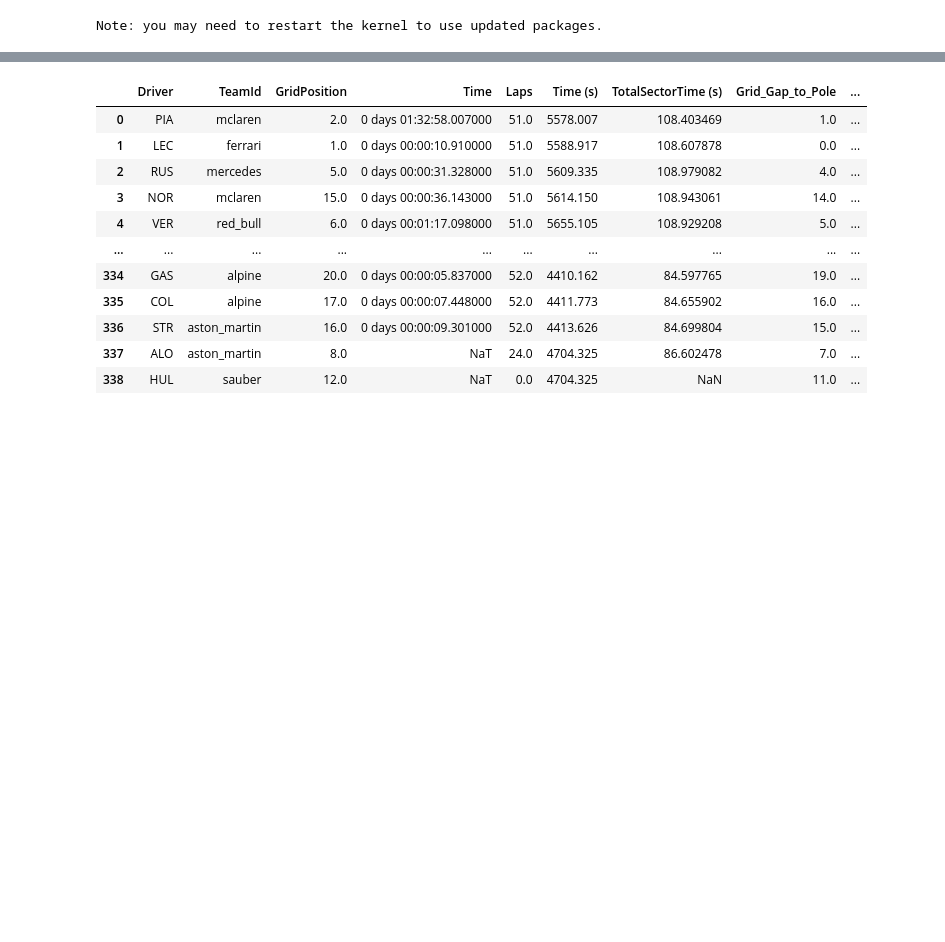
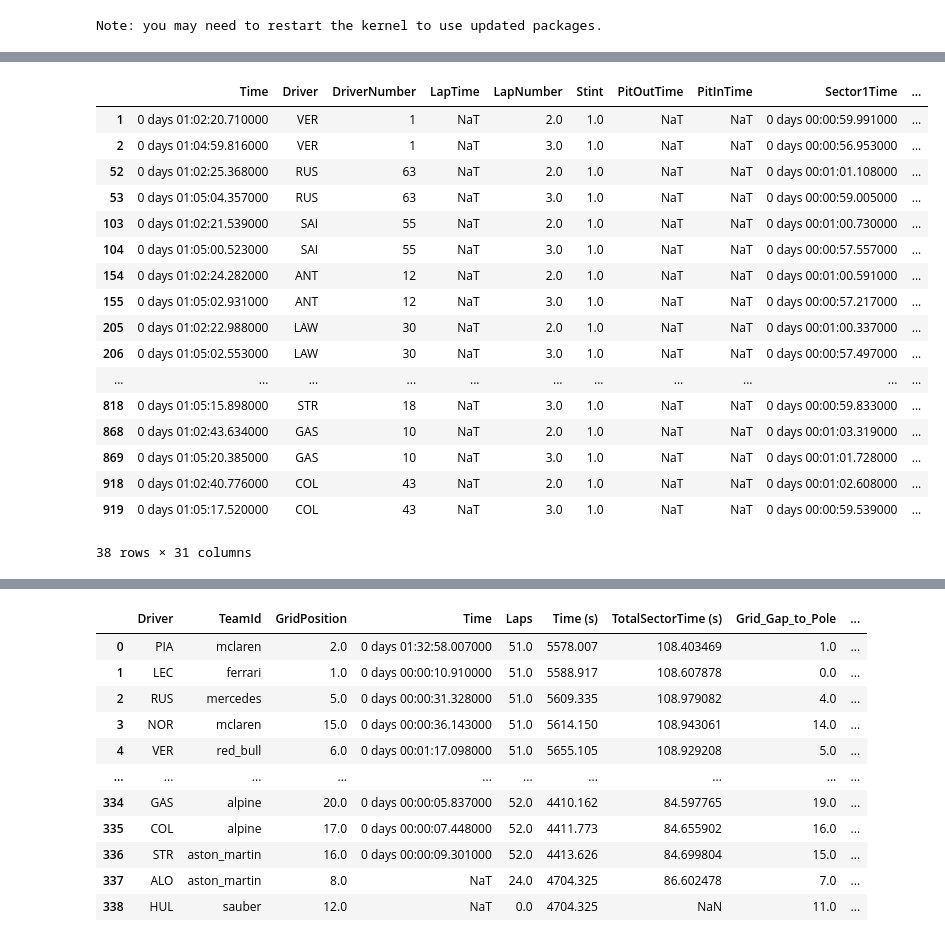
Before and after one commit to crystalcheong/formula-uno, a Jupyter notebook: prediction_notebooks/singapore_prediction.ipynb, the cells around one changed output, grey strips where cells are left out. Drawn from its saved outputs; the diff is of its cells as text; code cells hidden in the pictures; blank space fills up the shorter version.

```diff
--- a/prediction_notebooks/singapore_prediction.ipynb
+++ b/prediction_notebooks/singapore_prediction.ipynb
@@ -31,3 +31,8 @@ def get_weather_data(year,race,session):
     weather_data["TrackTemp"]=weather_df["TrackTemp"].mean() # Average Track Temperature
 
     return weather_data
+# %%
+test_sesh=fastf1.get_session(2025,'Baku','R')
+test_sesh.load()
+test_laps=test_sesh.laps
+test_laps
@@ -33,0 +70,3 @@ def get_weather_data(year,race,session):
+# %%
+laps_df=pd.DataFrame(data=test_laps)
+laps_df.columns
@@ -34,2 +97,23 @@ def get_weather_data(year,race,session):
+# %%
+laps_df[laps_df['TrackStatus']=='4']
+# %% [output]
+|  | Time | Driver | DriverNumber | LapTime | LapNumber | Stint | PitOutTime | PitInTime | Sector1Time | ... |
+| 1 | 0 days 01:02:20.710000 | VER | 1 | NaT | 2.0 | 1.0 | NaT | NaT | 0 days 00:00:59.991000 | ... |
+| 2 | 0 days 01:04:59.816000 | VER | 1 | NaT | 3.0 | 1.0 | NaT | NaT | 0 days 00:00:56.953000 | ... |
+| 52 | 0 days 01:02:25.368000 | RUS | 63 | NaT | 2.0 | 1.0 | NaT | NaT | 0 days 00:01:01.108000 | ... |
+| 53 | 0 days 01:05:04.357000 | RUS | 63 | NaT | 3.0 | 1.0 | NaT | NaT | 0 days 00:00:59.005000 | ... |
+| 103 | 0 days 01:02:21.539000 | SAI | 55 | NaT | 2.0 | 1.0 | NaT | NaT | 0 days 00:01:00.730000 | ... |
+| 104 | 0 days 01:05:00.523000 | SAI | 55 | NaT | 3.0 | 1.0 | NaT | NaT | 0 days 00:00:57.557000 | ... |
+| 154 | 0 days 01:02:24.282000 | ANT | 12 | NaT | 2.0 | 1.0 | NaT | NaT | 0 days 00:01:00.591000 | ... |
+| 155 | 0 days 01:05:02.931000 | ANT | 12 | NaT | 3.0 | 1.0 | NaT | NaT | 0 days 00:00:57.217000 | ... |
+| 205 | 0 days 01:02:22.988000 | LAW | 30 | NaT | 2.0 | 1.0 | NaT | NaT | 0 days 00:01:00.337000 | ... |
+| 206 | 0 days 01:05:02.553000 | LAW | 30 | NaT | 3.0 | 1.0 | NaT | NaT | 0 days 00:00:57.497000 | ... |
+| ... | ... | ... | ... | ... | ... | ... | ... | ... | ... | ... |
+| 818 | 0 days 01:05:15.898000 | STR | 18 | NaT | 3.0 | 1.0 | NaT | NaT | 0 days 00:00:59.833000 | ... |
+| 868 | 0 days 01:02:43.634000 | GAS | 10 | NaT | 2.0 | 1.0 | NaT | NaT | 0 days 00:01:03.319000 | ... |
+| 869 | 0 days 01:05:20.385000 | GAS | 10 | NaT | 3.0 | 1.0 | NaT | NaT | 0 days 00:01:01.728000 | ... |
+| 918 | 0 days 01:02:40.776000 | COL | 43 | NaT | 2.0 | 1.0 | NaT | NaT | 0 days 00:01:02.608000 | ... |
+| 919 | 0 days 01:05:17.520000 | COL | 43 | NaT | 3.0 | 1.0 | NaT | NaT | 0 days 00:00:59.539000 | ... |
+38 rows × 31 columns
 # %%
 # We are not getting clean air race pace. We are getting the BEST pace from practice sessions. After talking to some people in the industry, I realised that
```
Also changed, not shown: parts of 6 cells of this notebook.
